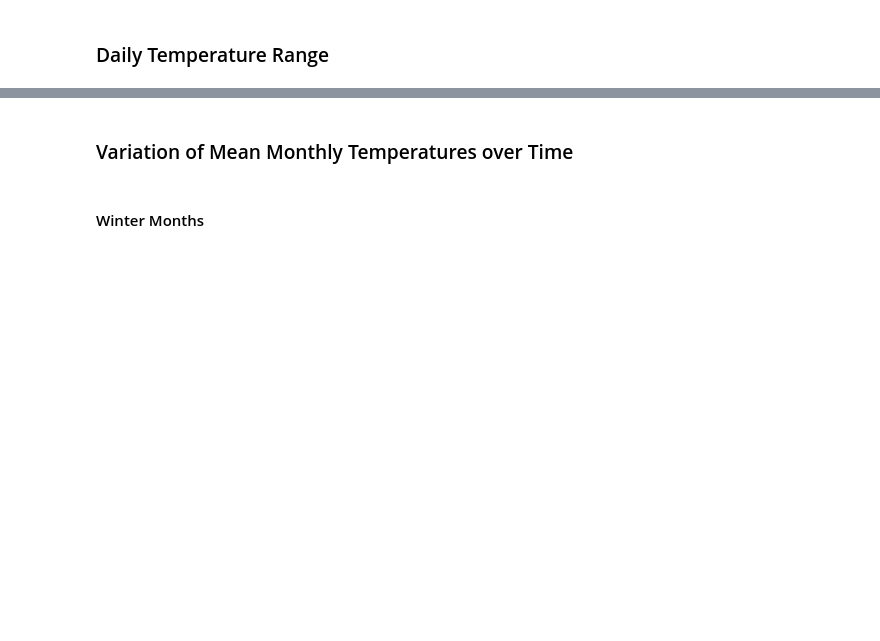
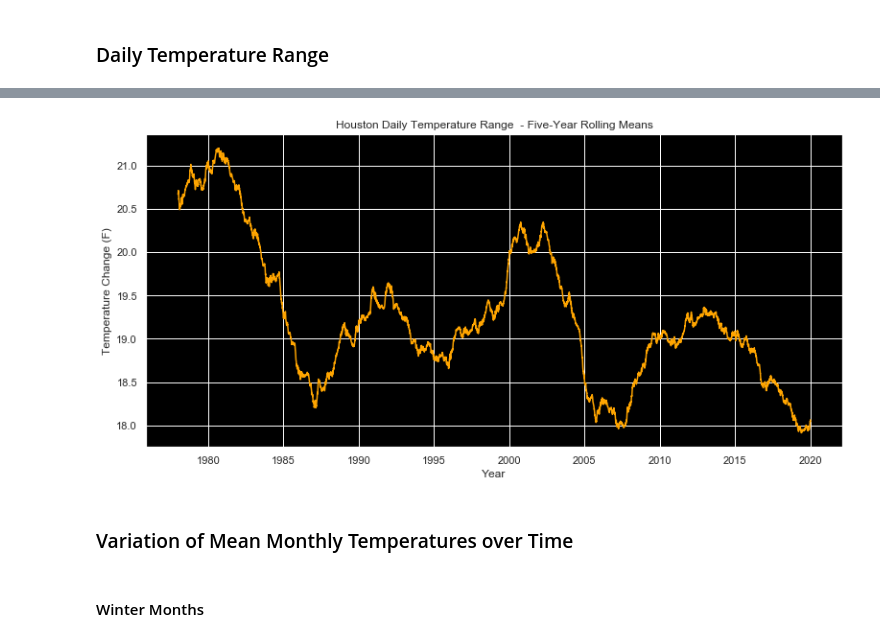
Before and after one commit to PhilipAbraham1030/Houston_Climate, a Jupyter notebook: Shifts_in_the_Houston_Temperatures-Exploratory_Data_Analysis.ipynb, the cells around one changed output, grey strips where cells are left out. Cells and saved outputs as stored; diff of their text form; code cells hidden in the pictures; blank space fills up the shorter version.

```diff
--- a/Shifts_in_the_Houston_Temperatures-Exploratory_Data_Analysis.ipynb
+++ b/Shifts_in_the_Houston_Temperatures-Exploratory_Data_Analysis.ipynb
@@ -189,3 +211,15 @@ houDT.columns = ['Tmax-Tmin']
+# %%
+maDT=houDT.rolling(1826).mean()
+_=plt.figure(figsize=(13,6))
+ax = plt.axes()
+ax.set_facecolor('black')
+_=plt.plot(maDT.index,maDT.values, color='orange')
+_=plt.title('Houston Daily Temperature Range  - Five-Year Rolling Means')
+_=plt.xlabel('Year')
+_=plt.ylabel('Temperature Change (F)')
+plt.show()
+# %% [output]
+[figure, added]
 # %% [markdown]
  ### Variation of  Mean Monthly Temperatures over Time
 # %%
```
Also changed, not shown: parts of 13 cells of this notebook.
